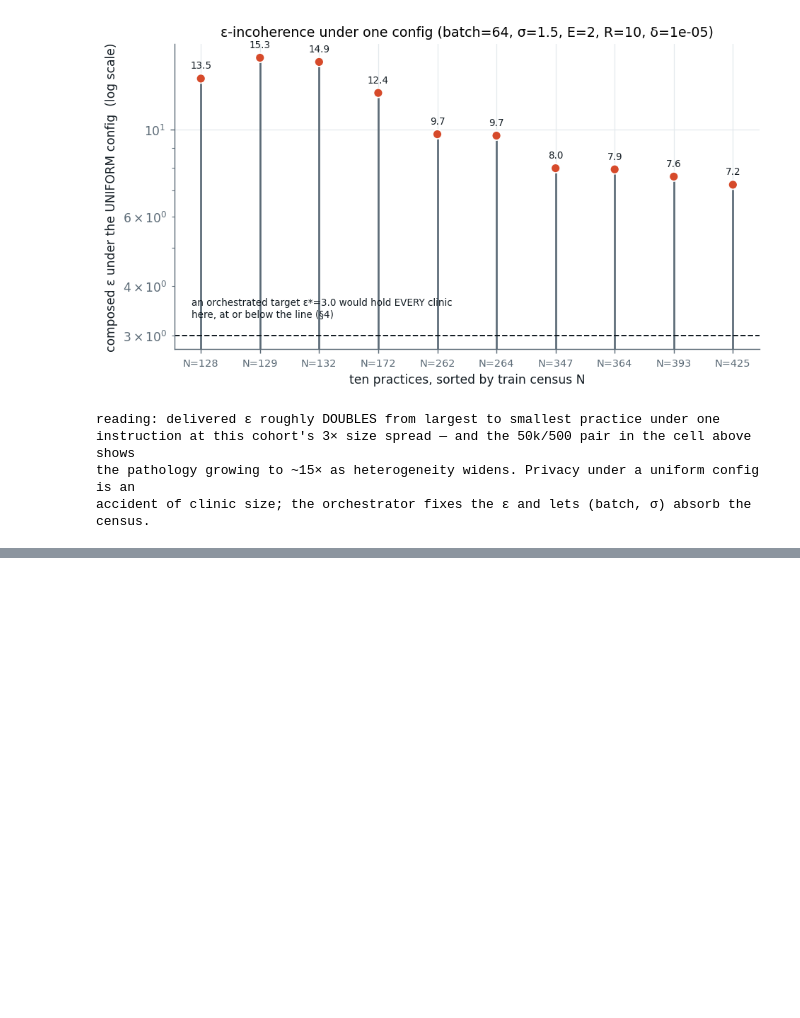
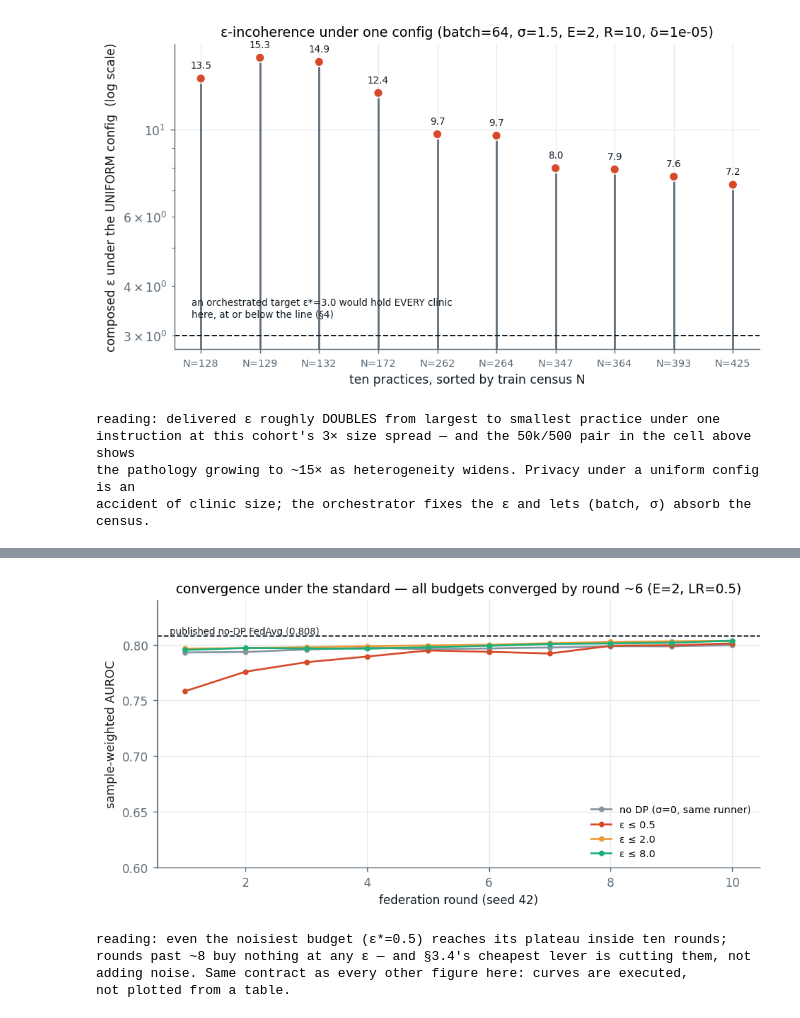
Before and after one commit to andytai7/FL-CKD-Flower, a Jupyter notebook: notebooks/03_dpsgd_secagg_standard.ipynb, the cells around one changed output, grey strips where cells are left out. Cells and saved outputs as stored; diff of their text form; code cells hidden in the pictures; blank space fills up the shorter version.

```diff
--- a/notebooks/03_dpsgd_secagg_standard.ipynb
+++ b/notebooks/03_dpsgd_secagg_standard.ipynb
@@ -592,6 +669,43 @@ reading: record-level DP-SGD holds AUROC 0.797–0.799 across ε targets
 update-level local DP at a comparable budget (0.627 / 0.397) sits below the do-nothing
 baseline of training alone. The ~0.01 offset vs the published no-DP line is the per-sample
 clipping bias of this path, present at every budget including none — §5's contract.
+# %%
+# Convergence per round — the sweep rows above only show the FINAL round; this is the
+# shape underneath (seed 42's exact curve per cell; other seeds differ by split only).
+#
+# Two questions a deployment reader actually asks: does ε*=0.5 (about 25× more noise
+# than ε*=8 per record-step) still converge inside the configured 10 rounds, and is the
+# convergence the reason PRIVACY.md §3.4 can cut the round budget without buying accuracy
+# loss per round?
+cols = {'no DP (σ=0, same runner)': None, 'ε ≤ 0.5': 0.5, 'ε ≤ 2.0': 2.0, 'ε ≤ 8.0': 8.0}
+fig, ax = plt.subplots(figsize=(7.6, 3.9))
+for label, tgt in cols.items():
+    row = next(r for r in SWEEP if r['target_epsilon'] == tgt)
+    curve = row['auc_curve_seed0']
+    ax.plot(range(1, len(curve) + 1), curve, 'o-', ms=3.5, lw=1.5,
+            color=eps_color(tgt), label=label)
+ax.axhline(NODP['auc_mean'], color=INK, ls='--', lw=1.0)
+ax.annotate(f"published no-DP FedAvg ({NODP['auc_mean']:.3f})", xy=(0.02, NODP['auc_mean']),
+            xycoords=('axes fraction', 'data'), fontsize=7.5, color=INK, va='bottom')
+ax.set_xlabel('federation round (seed 42)')
+ax.set_ylabel('sample-weighted AUROC')
+ax.set_title(f'convergence under the standard — all budgets converged by round ~6 (E={EPOCHS}, LR={LR})')
+ax.legend(fontsize=8, loc='lower right', frameon=False)
+ax.set_ylim(0.60, 0.84)
+fig.tight_layout()
+plt.show()
+final = {tgt: next(r for r in SWEEP if r['target_epsilon'] == tgt)['auc_curve_seed0'][-1]
+         for tgt in (0.5, 8.0)}
+print('reading: even the noisiest budget (ε*=0.5) reaches its plateau inside ten rounds;')
+print('rounds past ~8 buy nothing at any ε — and §3.4\'s cheapest lever is cutting them, not')
+print('adding noise. Same contract as every other figure here: curves are executed,')
+print('not plotted from a table.')
+# %% [output]
+[figure, added]
+reading: even the noisiest budget (ε*=0.5) reaches its plateau inside ten rounds;
+rounds past ~8 buy nothing at any ε — and §3.4's cheapest lever is cutting them, not
+adding noise. Same contract as every other figure here: curves are executed,
+not plotted from a table.
 # %% [markdown]
 ## 7 · The comparison that matters
 
```
Also changed, not shown: parts of 14 cells of this notebook, 40 other files.
